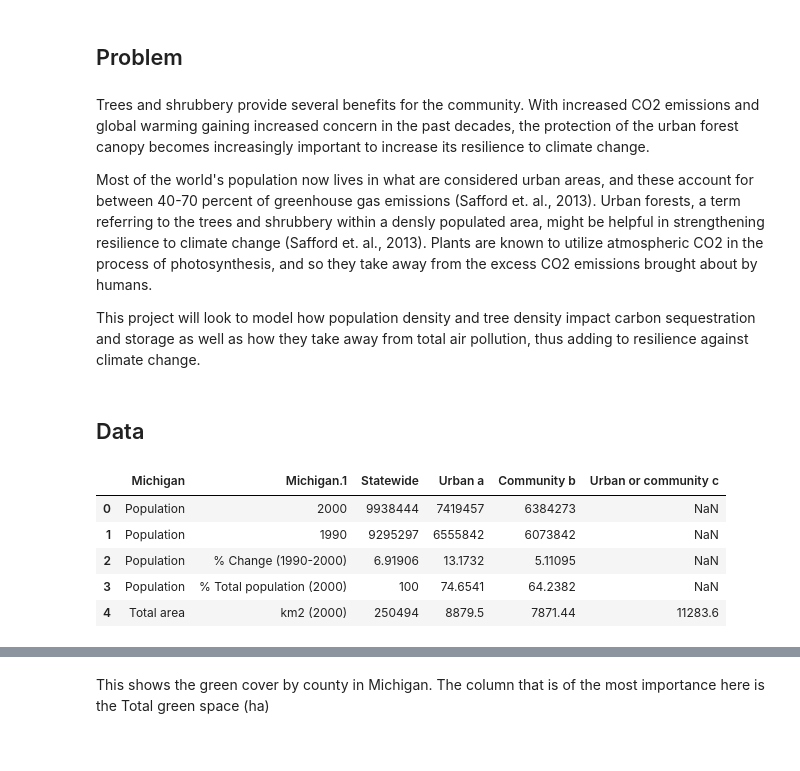
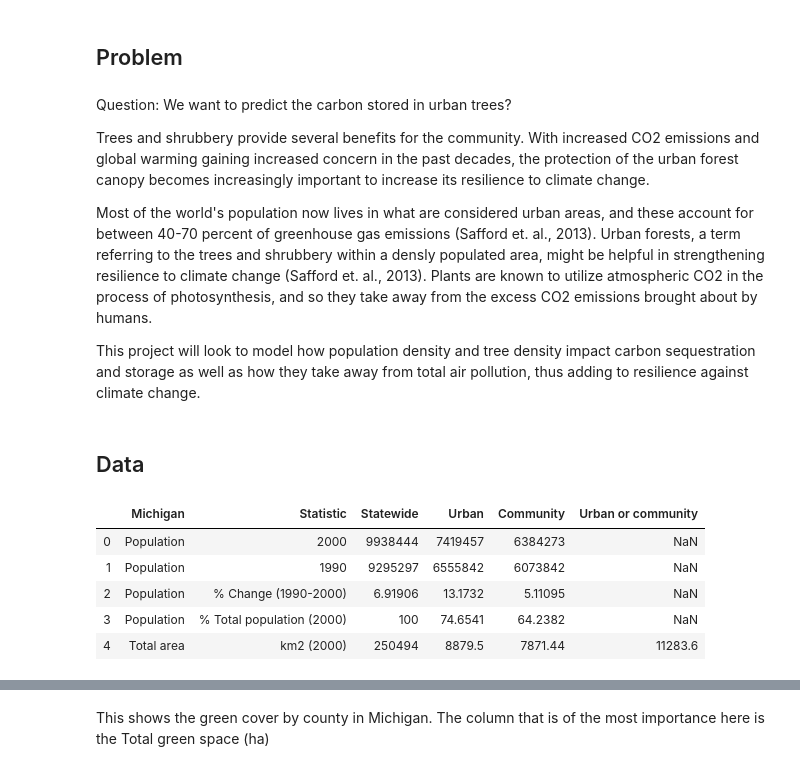
Before and after one commit to mcint199/Environmental-1, a Jupyter notebook: Env1_ForestCanopyResilience_FinalProject.ipynb, the cells around one changed output, grey strips where cells are left out. Drawn from its saved outputs; the diff is of its cells as text; code cells hidden in the pictures.

```diff
--- a/Env1_ForestCanopyResilience_FinalProject.ipynb
+++ b/Env1_ForestCanopyResilience_FinalProject.ipynb
@@ -23,6 +23,9 @@ https://daac.ornl.gov/CMS/guides/CMS_LiDAR_Biomass_MD_PA_DE.html
 # %% [markdown]
 ## Problem
 # %% [markdown]
+Question: We want to predict the carbon stored in urban trees?
+
+
 Trees and shrubbery provide several benefits for the community. With increased CO2 emissions and global warming gaining increased concern in the past decades, the protection of the urban forest canopy becomes increasingly important to increase its resilience to climate change.
 
 Most of the world's population now lives in what are considered urban areas, and these account for between 40-70 percent of greenhouse gas emissions (Safford et. al., 2013). Urban forests, a term referring to the trees and shrubbery within a densly populated area, might be helpful in strengthening resilience to climate change (Safford et. al., 2013). Plants are known to utilize atmospheric CO2 in the process of photosynthesis, and so they take away from the excess CO2 emissions brought about by humans.
@@ -33,10 +36,11 @@ This project will look to model how population density and tree density impact c
 # %%
 import pandas as pd
 
 summary_data = pd.read_excel("MI_Tables_edited.xls", "1", skiprows = 2)
+summary_data.rename(columns = {"Michigan.1": "Statistic", "Urban a": "Urban", "Community b": "Community", "Urban or community c":"Urban or community"}, inplace = True)
 summary_data.head()
 # %% [output]
-|  | Michigan | Michigan.1 | Statewide | Urban a | Community b | Urban or community c |
+|  | Michigan | Statistic | Statewide | Urban | Community | Urban or community |
 | 0 | Population | 2000 | 9938444 | 7419457 | 6384273 | NaN |
 | 1 | Population | 1990 | 9295297 | 6555842 | 6073842 | NaN |
 | 2 | Population | % Change (1990-2000) | 6.91906 | 13.1732 | 5.11095 | NaN |
```
Also changed, not shown: parts of 4 cells of this notebook.
